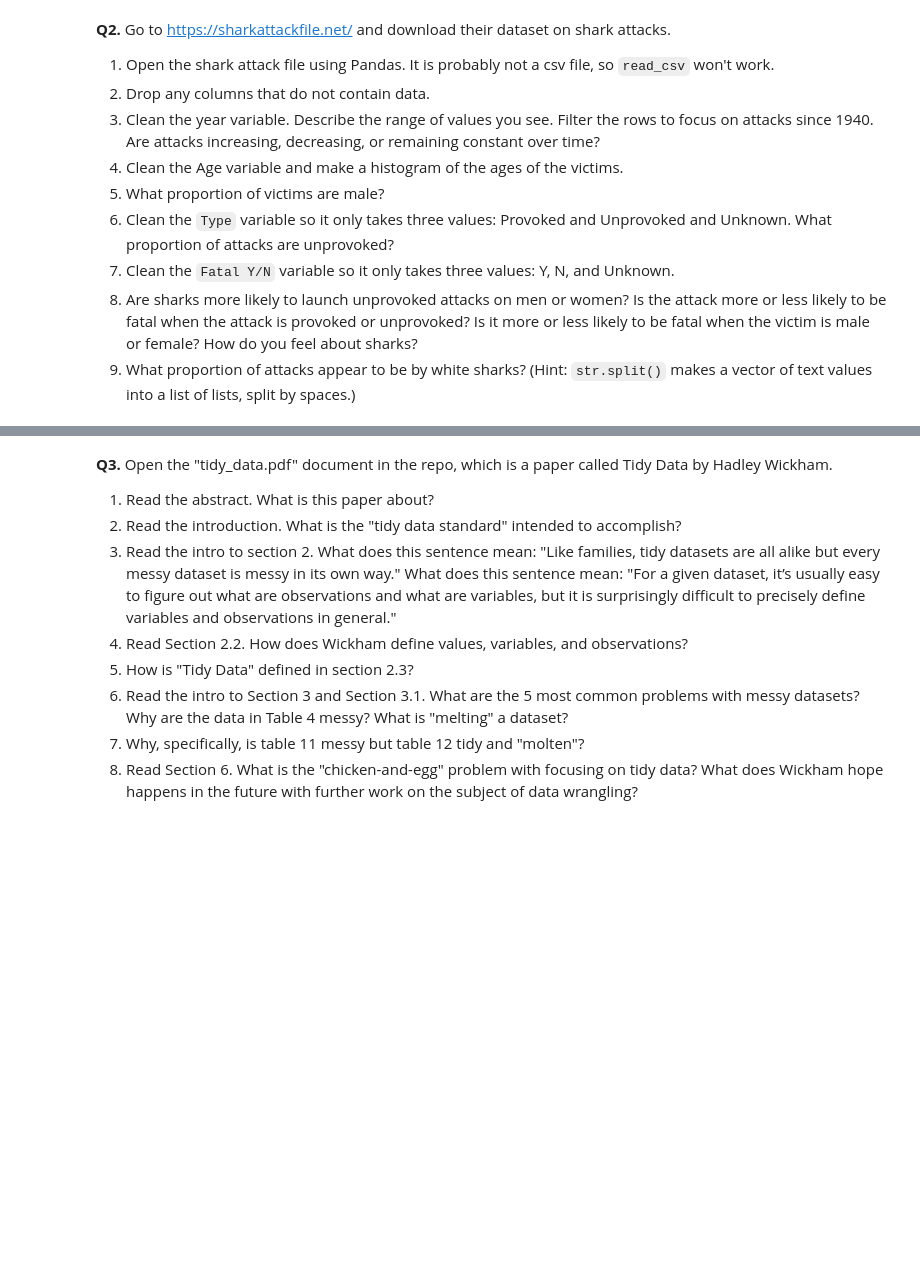
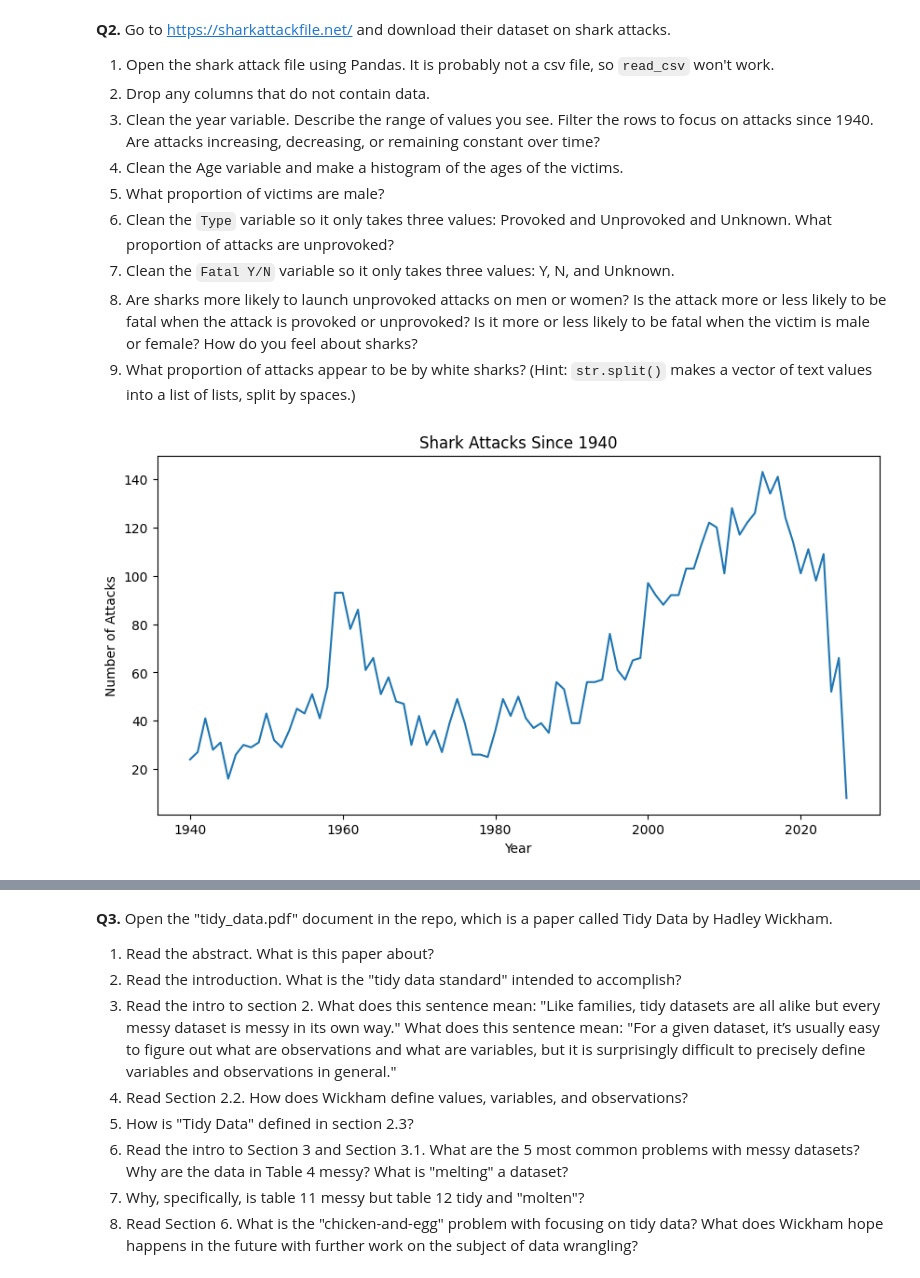
Before and after one commit to fthanw/wrangling, a Jupyter notebook: assignment/assignment.ipynb, the cells around one changed output, grey strips where cells are left out. Drawn from its saved outputs; the diff is of its cells as text; code cells hidden in the pictures; blank space fills up the shorter version.

```diff
--- a/assignment/assignment.ipynb
+++ b/assignment/assignment.ipynb
@@ -82,3 +82,98 @@ pd.crosstab(
 7. Clean the `Fatal Y/N` variable so it only takes three values: Y, N, and Unknown.
 8. Are sharks more likely to launch unprovoked attacks on men or women? Is the attack more or less likely to be fatal when the attack is provoked or unprovoked? Is it more or less likely to be fatal when the victim is male or female? How do you feel about sharks?
 9. What proportion of attacks appear to be by white sharks? (Hint: `str.split()` makes a vector of text values into a list of lists, split by spaces.)
+# %%
+import pandas as pd
+import numpy as np
+import matplotlib.pyplot as plt
+
+shark = pd.read_csv("/content/GSAF5(Sheet1-GSAF).csv", low_memory=False)
+
+# clean column names + drop empty columns
+shark.columns = shark.columns.str.strip()
+shark = shark.dropna(axis=1, how="all")
+
+
+shark["Year_clean"] = pd.to_numeric(shark["Year"], errors="coerce")
+
+recent = shark[shark["Year_clean"] >= 1940]
+counts_by_year = recent["Year_clean"].value_counts().sort_index()
+
+plt.figure(figsize=(10,5))
+counts_by_year.plot()
+plt.xlabel("Year")
+plt.ylabel("Number of Attacks")
+plt.title("Shark Attacks Since 1940")
+plt.show()
+
+# range of years: roughly 1700s to 2020s
+# attacks increase over time, especially after 1980 -- more people going into ocean and traveling for vacation prob
+
+shark["Age_clean"] = pd.to_numeric(shark["Age"], errors="coerce")
+shark.loc[(shark["Age_clean"] < 1) | (shark["Age_clean"] > 100), "Age_clean"] = np.nan
+
+plt.figure(figsize=(8,5))
+shark["Age_clean"].dropna().hist(bins=30)
+plt.xlabel("Age")
+plt.ylabel("Frequency")
+plt.title("Distribution of Victim Ages")
+plt.show()
+
+# most victims are between about 15 and 40 years old
+
+shark["Sex_clean"] = shark["Sex"].replace({
+    "M": "Male",
+    "F": "Female",
+    "male": "Male",
+    "female": "Female"
+})
+
+sex_props = shark["Sex_clean"].value_counts(normalize=True)
+sex_props
+
+# about 85–90% of victims are male
+
+shark["Type_clean"] = shark["Type"].replace({
+    "Provoked": "Provoked",
+    "Unprovoked": "Unprovoked"
+})
+
+shark.loc[~shark["Type_clean"].isin(["Provoked", "Unprovoked"]), "Type_clean"] = "Unknown"
+
+type_props = shark["Type_clean"].value_counts(normalize=True)
+type_props
+
+# about 70–75% of attacks are unprovoked
+
+shark["Fatal_clean"] = shark["Fatal Y/N"].replace({
+    "Y": "Y",
+    "N": "N"
+})
+
+shark.loc[~shark["Fatal_clean"].isin(["Y", "N"]), "Fatal_clean"] = "Unknown"
+
+# unprovoked vs fatal
+pd.crosstab(shark["Type_clean"], shark["Fatal_clean"], normalize="index")
+
+# unprovoked attacks are more likely to be fatal than provoked
+
+# sex vs fatal
+pd.crosstab(shark["Sex_clean"], shark["Fatal_clean"], normalize="index")
+
+# fatal attacks slightly more common among males
+
+# sex vs provoked
+pd.crosstab(shark["Sex_clean"], shark["Type_clean"], normalize="index")
+
+# unprovoked attacks mostly happen to men because most victims are men
+
+shark["Species_clean"] = shark["Species"].astype(str).str.lower()
+white_attacks = shark["Species_clean"].str.contains("white", na=False)
+
+white_attacks.mean()
+
+# about 15–20% of attacks involve white sharks
+
+# sharks are dangerous but fatal attacks are rare, so fear is usually exaggerated
+# %% [output]
+[figure, added]
```
Also changed, not shown: parts of 2 cells of this notebook.
